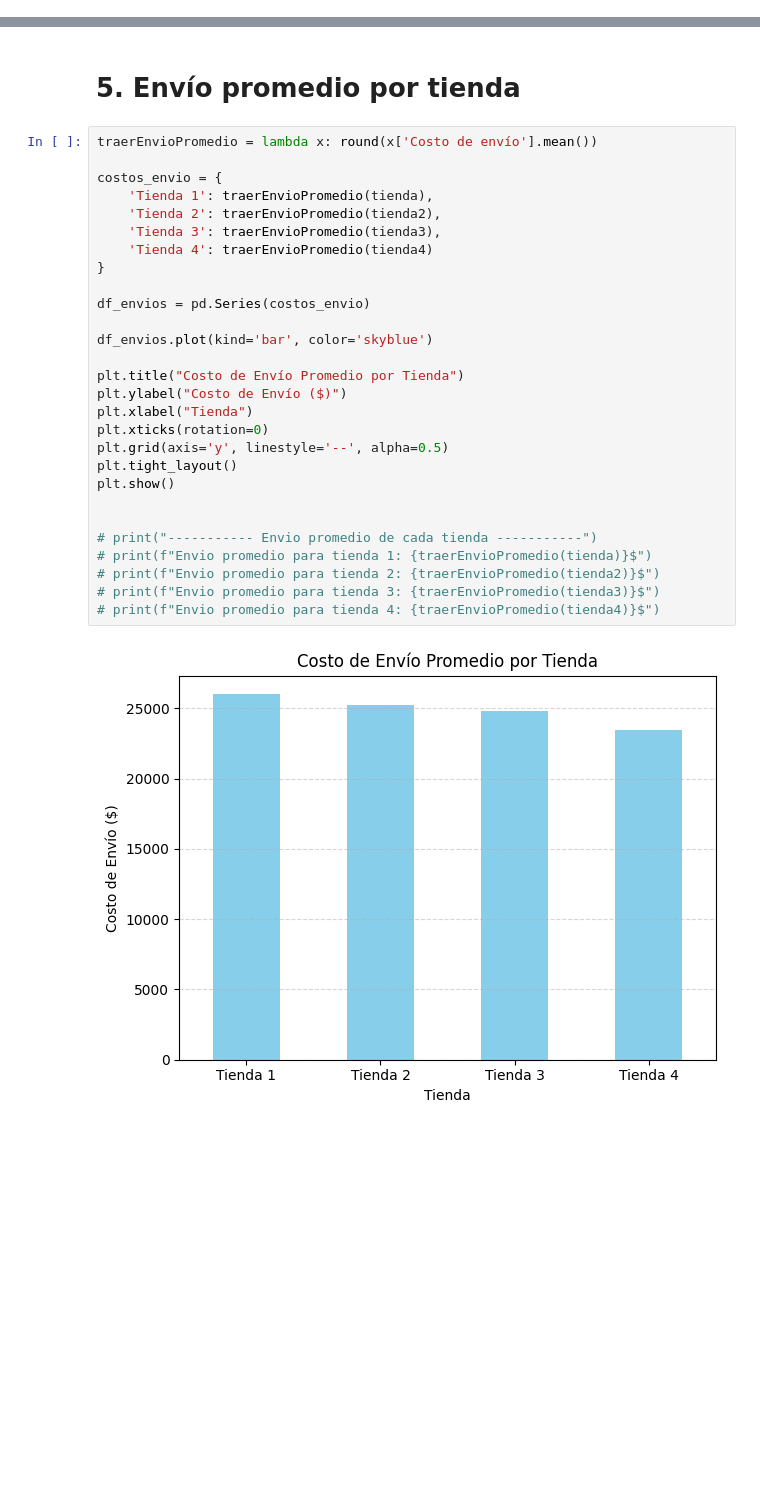
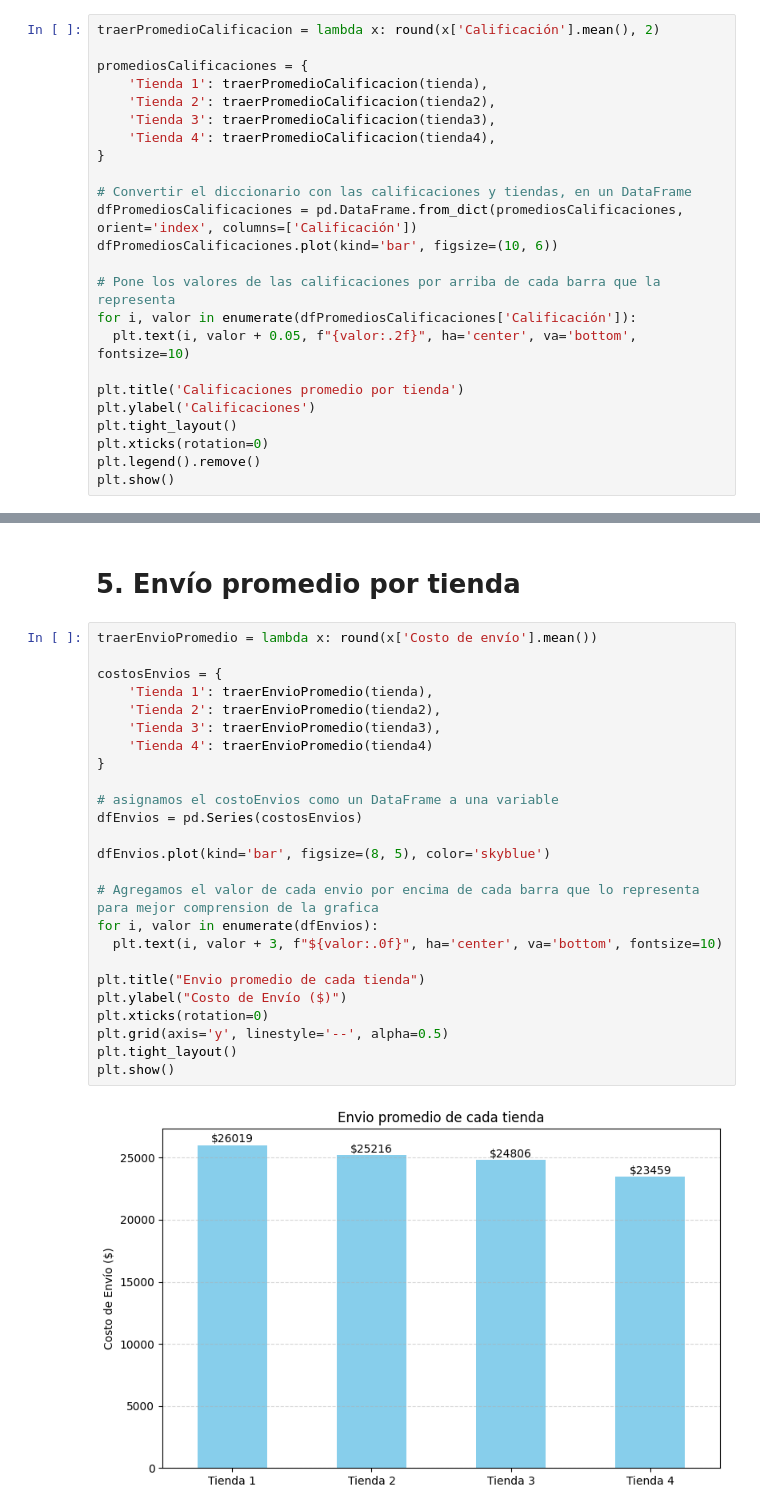
Before and after one commit to kevirui/Challenge-Alura-Store, a Jupyter notebook: AluraStoreLatam.ipynb, the cells around one changed output, grey strips where cells are left out. Saved outputs shown, nothing was run; the diff lists cells and outputs as text; blank space fills up the shorter version.

```diff
--- a/AluraStoreLatam.ipynb
+++ b/AluraStoreLatam.ipynb
@@ -138,0 +116,24 @@ traerPromedioCalificacion = lambda x: round(x['Calificación'].mean(), 2)
+# %%
+traerPromedioCalificacion = lambda x: round(x['Calificación'].mean(), 2)
+
+promediosCalificaciones = {
+    'Tienda 1': traerPromedioCalificacion(tienda),
+    'Tienda 2': traerPromedioCalificacion(tienda2),
+    'Tienda 3': traerPromedioCalificacion(tienda3),
+    'Tienda 4': traerPromedioCalificacion(tienda4),
+}
+
+# Convertir el diccionario con las calificaciones y tiendas, en un DataFrame
+dfPromediosCalificaciones = pd.DataFrame.from_dict(promediosCalificaciones, orient='index', columns=['Calificación'])
+dfPromediosCalificaciones.plot(kind='bar', figsize=(10, 6))
+
+# Pone los valores de las calificaciones por arriba de cada barra que la representa
+for i, valor in enumerate(dfPromediosCalificaciones['Calificación']):
+  plt.text(i, valor + 0.05, f"{valor:.2f}", ha='center', va='bottom', fontsize=10)
+
+plt.title('Calificaciones promedio por tienda')
+plt.ylabel('Calificaciones')
+plt.tight_layout()
+plt.xticks(rotation=0)
+plt.legend().remove()
+plt.show()
@@ -154,30 +179,27 @@ traerProductosDestacados = lambda x: x['Producto'].value_counts()
 # %%
 traerEnvioPromedio = lambda x: round(x['Costo de envío'].mean())
 
-costos_envio = {
+costosEnvios = {
     'Tienda 1': traerEnvioPromedio(tienda),
     'Tienda 2': traerEnvioPromedio(tienda2),
     'Tienda 3': traerEnvioPromedio(tienda3),
     'Tienda 4': traerEnvioPromedio(tienda4)
 }
 
-df_envios = pd.Series(costos_envio)
+# asignamos el costoEnvios como un DataFrame a una variable
+dfEnvios = pd.Series(costosEnvios)
 
-df_envios.plot(kind='bar', color='skyblue')
+dfEnvios.plot(kind='bar', figsize=(8, 5), color='skyblue')
 
-plt.title("Costo de Envío Promedio por Tienda")
+# Agregamos el valor de cada envio por encima de cada barra que lo representa para mejor comprension de la grafica
+for i, valor in enumerate(dfEnvios):
+  plt.text(i, valor + 3, f"${valor:.0f}", ha='center', va='bottom', fontsize=10)
+
+plt.title("Envio promedio de cada tienda")
 plt.ylabel("Costo de Envío ($)")
-plt.xlabel("Tienda")
 plt.xticks(rotation=0)
 plt.grid(axis='y', linestyle='--', alpha=0.5)
 plt.tight_layout()
 plt.show()
-
-
-# print("----------- Envio promedio de cada tienda -----------")
-# print(f"Envio promedio para tienda 1: {traerEnvioPromedio(tienda)}$")
-# print(f"Envio promedio para tienda 2: {traerEnvioPromedio(tienda2)}$")
-# print(f"Envio promedio para tienda 3: {traerEnvioPromedio(tienda3)}$")
-# print(f"Envio promedio para tienda 4: {traerEnvioPromedio(tienda4)}$")
 # %% [output]
-[figure, old version]
+[figure, new version]
```
Also changed, not shown: parts of 8 cells of this notebook.
